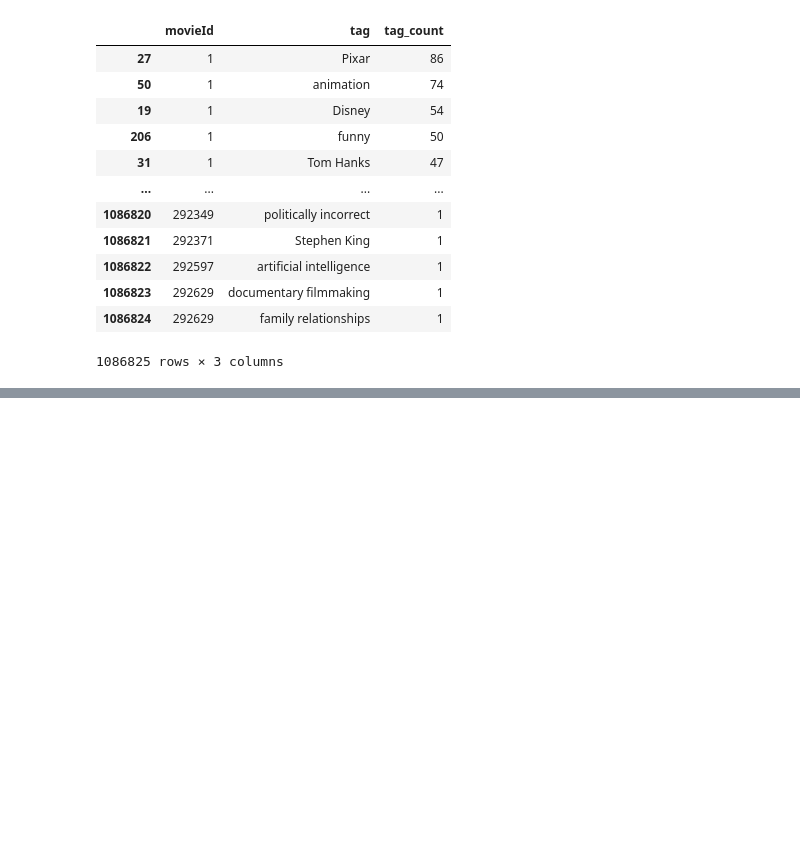
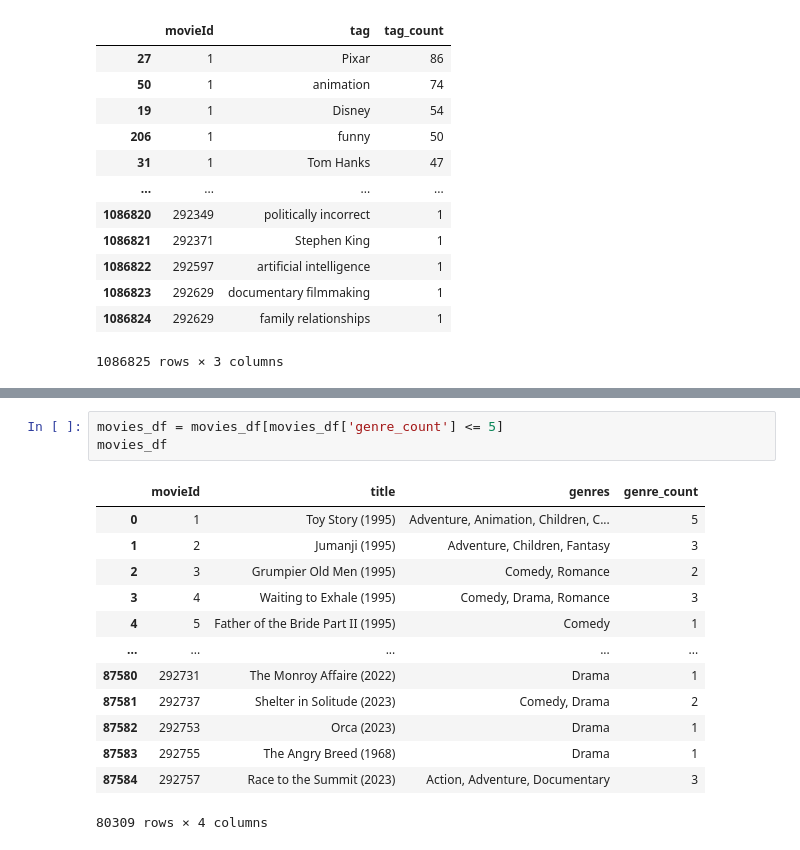
Before and after one commit to aaronmj7/MSc_project, a Jupyter notebook: Project_v1.ipynb, the cells around one changed output, grey strips where cells are left out. Saved outputs shown, nothing was run; the diff lists cells and outputs as text; blank space fills up the shorter version.

```diff
--- a/Project_v1.ipynb
+++ b/Project_v1.ipynb
@@ -523,0 +618,17 @@ movies_with_ratings_and_tags_df.dropna()
+# %%
+movies_df = movies_df[movies_df['genre_count'] <= 5]
+movies_df
+# %% [output]
+|  | movieId | title | genres | genre_count |
+| 0 | 1 | Toy Story (1995) | Adventure, Animation, Children, C... | 5 |
+| 1 | 2 | Jumanji (1995) | Adventure, Children, Fantasy | 3 |
+| 2 | 3 | Grumpier Old Men (1995) | Comedy, Romance | 2 |
+| 3 | 4 | Waiting to Exhale (1995) | Comedy, Drama, Romance | 3 |
+| 4 | 5 | Father of the Bride Part II (1995) | Comedy | 1 |
+| ... | ... | ... | ... | ... |
+| 87580 | 292731 | The Monroy Affaire (2022) | Drama | 1 |
+| 87581 | 292737 | Shelter in Solitude (2023) | Comedy, Drama | 2 |
+| 87582 | 292753 | Orca (2023) | Drama | 1 |
+| 87583 | 292755 | The Angry Breed (1968) | Drama | 1 |
+| 87584 | 292757 | Race to the Summit (2023) | Action, Adventure, Documentary | 3 |
+80309 rows × 4 columns
```
Also changed, not shown: parts of 21 cells of this notebook.
